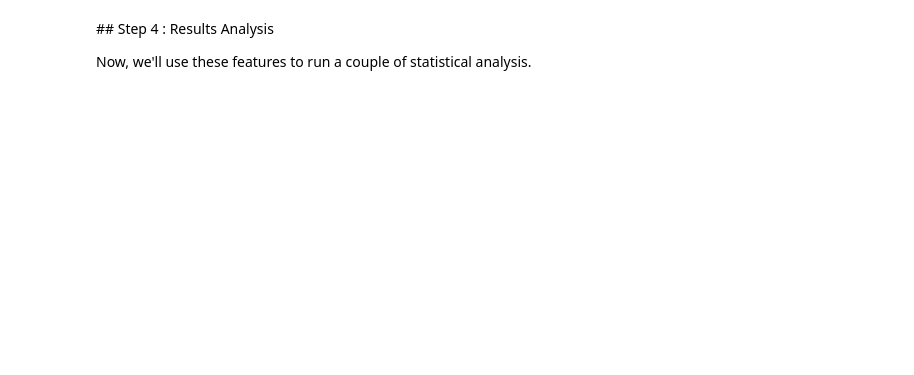
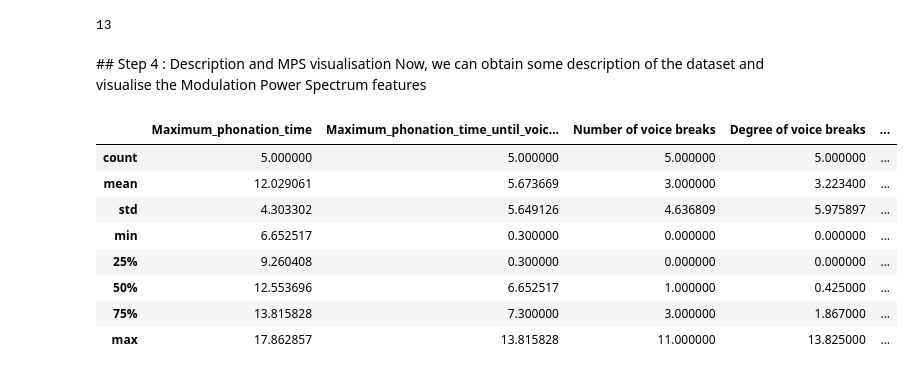
Before and after one commit to bootphon/sustained-phonation-features, a Jupyter notebook: Sustained Phonation.ipynb, the cells around one changed output. Cells and saved outputs as stored; diff of their text form; code cells hidden in the pictures; blank space fills up the shorter version.

```diff
--- a/Sustained Phonation.ipynb
+++ b/Sustained Phonation.ipynb
@@ -99,5 +105 @@ def extract(samples_list: List[AudioSample],
 extracted_features = extract(audio_samples, features_dict, fail_on_error=True)
-# %% [markdown]
-## Step 4 : Results Analysis
-
-Now, we'll use these features to run a couple of statistical analysis.
@@ -105,0 +106,52 @@ Now, we'll use these features to run a couple of statistical analysis.
+# %%
+# Formatting the features
+for file_name in extracted_features.keys():
+    extracted_features[file_name]['Fraction of locally unvoiced frames'] = extracted_features[file_name]['Aperiodicity_Features']['Fraction of locally unvoiced frames']
+    extracted_features[file_name]['Number of voice breaks'] = extracted_features[file_name]['Aperiodicity_Features']['Number of voice breaks']
+    extracted_features[file_name]['Degree of voice breaks'] = extracted_features[file_name]['Aperiodicity_Features']['Degree of voice breaks']
+    extracted_features[file_name]['Mean_Of_Std_mfcc'] = extracted_features[file_name]['MFCCs_Mean_Of_Std']['mfcc']
+    extracted_features[file_name]['Mean_Of_Std_delta_mfcc'] = extracted_features[file_name]['MFCCs_Mean_Of_Std']['delta_mfcc']
+    extracted_features[file_name]['frequency tremor intensity index (FTrI)'] = extracted_features[file_name]['tremor']['frequency tremor intensity index (FTrI)']
+    extracted_features[file_name]['amplitude tremor intensity index (ATrI)'] = extracted_features[file_name]['tremor']['amplitude tremor intensity index (ATrI)']
+    extracted_features[file_name]['jitter'] = extracted_features[file_name]['signal_perturbation']['jitter']['local']
+    extracted_features[file_name]['shimmer'] = extracted_features[file_name]['signal_perturbation']['shimmer']['local']
+    extracted_features[file_name]['F0_Std'] = np.std(extracted_features[file_name]['f0_stats'])
+
+airflow_features_names = ['Maximum_phonation_time','Maximum_phonation_time_until_voice_break']
+aperiodicity_features_names = ['Number of voice breaks','Degree of voice breaks','Fraction of locally unvoiced frames']
+signal_perturbation_features_names = ['jitter','shimmer']
+if compute_dfa_rpde:
+    irregular_vibration_features_names = ['F0_Std','rpde']
+    increased_noise_features_names = ['hnr','dfa']
+else:
+    irregular_vibration_features_names = ['F0_Std']
+    increased_noise_features_names = ['hnr']
+vocal_tremor_features_names = ['frequency tremor intensity index (FTrI)','amplitude tremor intensity index (ATrI)']
+articulatory_features_names = ['Mean_Of_Std_mfcc','Mean_Of_Std_delta_mfcc']
+all_features_names = airflow_features_names+aperiodicity_features_names+signal_perturbation_features_names
+all_features_names += irregular_vibration_features_names+increased_noise_features_names
+all_features_names += vocal_tremor_features_names+articulatory_features_names
+# %%
+classic_phonatory_features = {}
+for file_name in extracted_features.keys():
+    classic_phonatory_features[file_name] = {curr_feat: extracted_features[file_name][curr_feat] for curr_feat in all_features_names}
+
+classic_phonatory_features_df = pd.DataFrame.from_dict(classic_phonatory_features,orient='index')
+len(classic_phonatory_features_df.columns)
+# %% [output]
+13
+# %% [markdown]
+## Step 4 : Description and MPS visualisation
+Now, we can obtain some description of the dataset and visualise the Modulation Power Spectrum features
+# %%
+classic_phonatory_features_df.describe()
+# %% [output]
+|  | Maximum_phonation_time | Maximum_phonation_time_until_voic... | Number of voice breaks | Degree of voice breaks | ... |
+| count | 5.000000 | 5.000000 | 5.000000 | 5.000000 | ... |
+| mean | 12.029061 | 5.673669 | 3.000000 | 3.223400 | ... |
+| std | 4.303302 | 5.649126 | 4.636809 | 5.975897 | ... |
+| min | 6.652517 | 0.300000 | 0.000000 | 0.000000 | ... |
+| 25% | 9.260408 | 0.300000 | 0.000000 | 0.000000 | ... |
+| 50% | 12.553696 | 6.652517 | 1.000000 | 0.425000 | ... |
+| 75% | 13.815828 | 7.300000 | 3.000000 | 1.867000 | ... |
+| max | 17.862857 | 13.815828 | 11.000000 | 13.825000 | ... |
```
Also changed, not shown: parts of 12 cells of this notebook, 1 other file.
